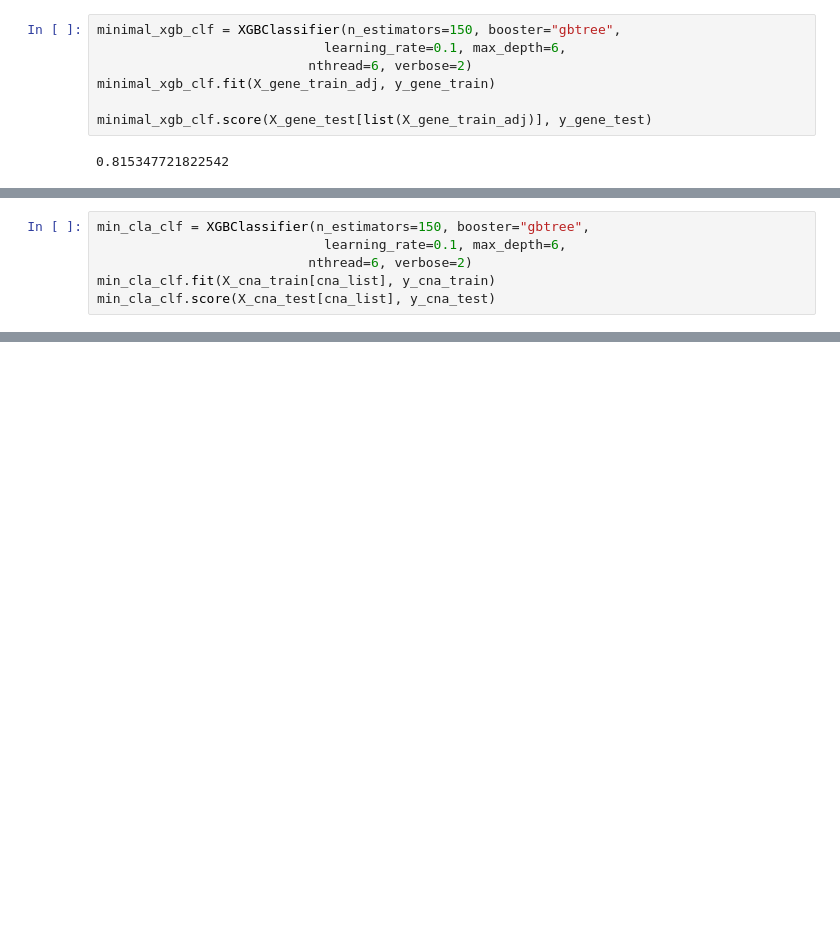
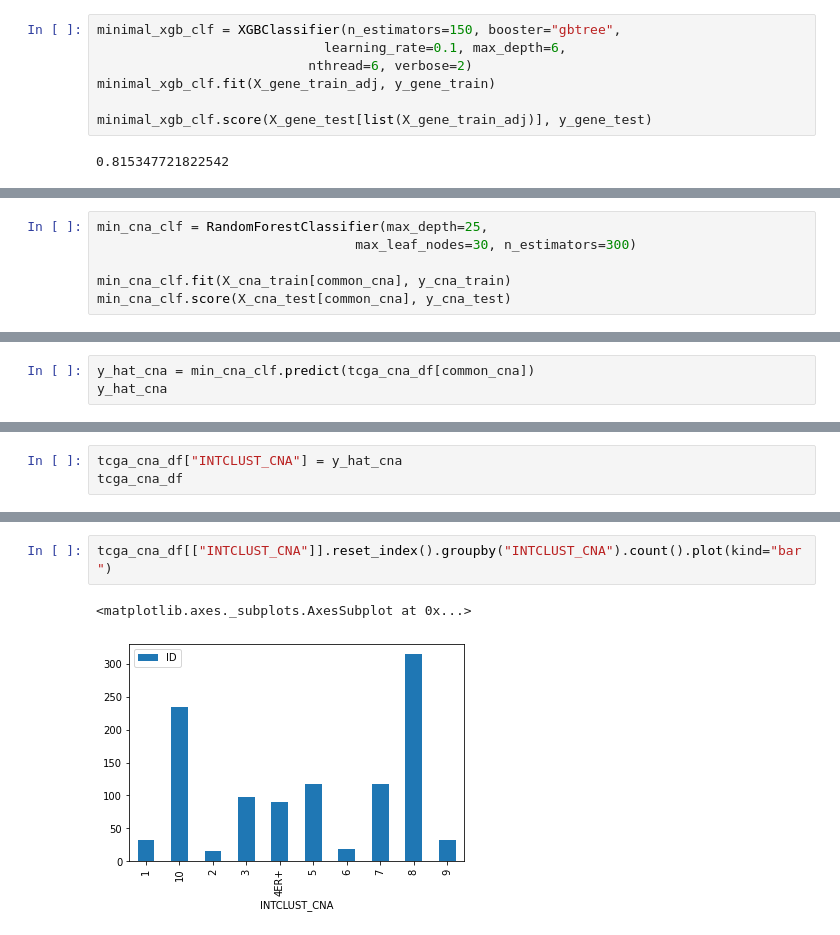
Before and after one commit to RMichae1/biohack2020, a Jupyter notebook: modeling.ipynb, the cells around one changed output, grey strips where cells are left out. Drawn from its saved outputs; the diff is of its cells as text; blank space fills up the shorter version.

Commit message:
cna prediction vs gene expression prediction

```diff
--- a/modeling.ipynb
+++ b/modeling.ipynb
@@ -808,6 +825,0 @@ common_cna = [cna for cna in list(tcgna_df) if cna in cna_list]
-# %%
-min_cla_clf = XGBClassifier(n_estimators=150, booster="gbtree",
-                             learning_rate=0.1, max_depth=6,
-                           nthread=6, verbose=2)
-min_cla_clf.fit(X_cna_train[cna_list], y_cna_train)
-min_cla_clf.score(X_cna_test[cna_list], y_cna_test)
@@ -813,0 +842,6 @@ min_cla_clf.score(X_cna_test[cna_list], y_cna_test)
+# %%
+min_cna_clf = RandomForestClassifier(max_depth=25,
+                                 max_leaf_nodes=30, n_estimators=300)
+
+min_cna_clf.fit(X_cna_train[common_cna], y_cna_train)
+min_cna_clf.score(X_cna_test[common_cna], y_cna_test)
@@ -813,0 +850,3 @@ min_cla_clf.score(X_cna_test[cna_list], y_cna_test)
+# %%
+y_hat_cna = min_cna_clf.predict(tcga_cna_df[common_cna])
+y_hat_cna
@@ -813,0 +855,3 @@ min_cla_clf.score(X_cna_test[cna_list], y_cna_test)
+# %%
+tcga_cna_df["INTCLUST_CNA"] = y_hat_cna
+tcga_cna_df
@@ -813,0 +873,5 @@ min_cla_clf.score(X_cna_test[cna_list], y_cna_test)
+# %%
+tcga_cna_df[["INTCLUST_CNA"]].reset_index().groupby("INTCLUST_CNA").count().plot(kind="bar")
+# %% [output]
+<matplotlib.axes._subplots.AxesSubplot at 0x...>
+[figure, added]
```
Also changed, not shown: parts of 10 cells of this notebook.
